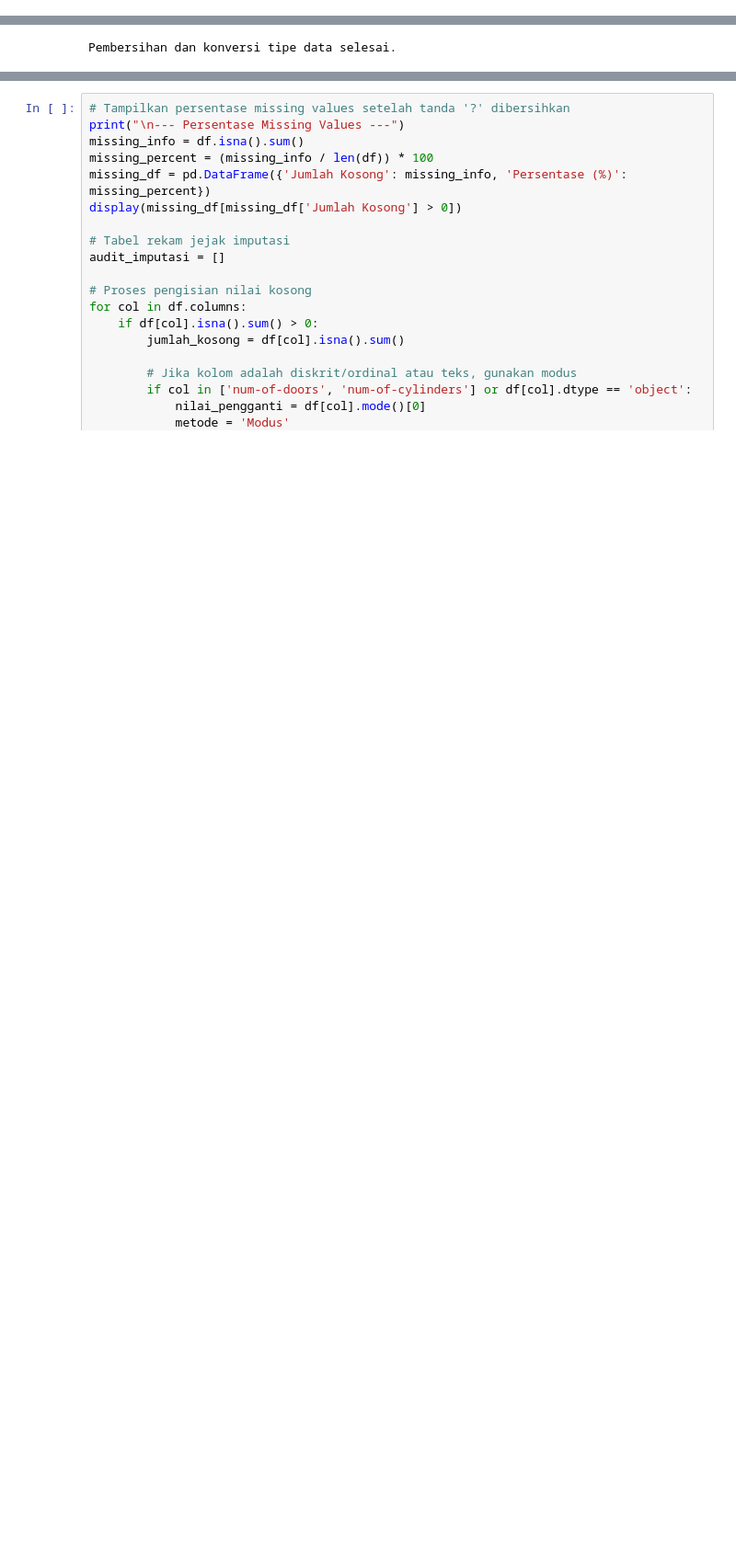
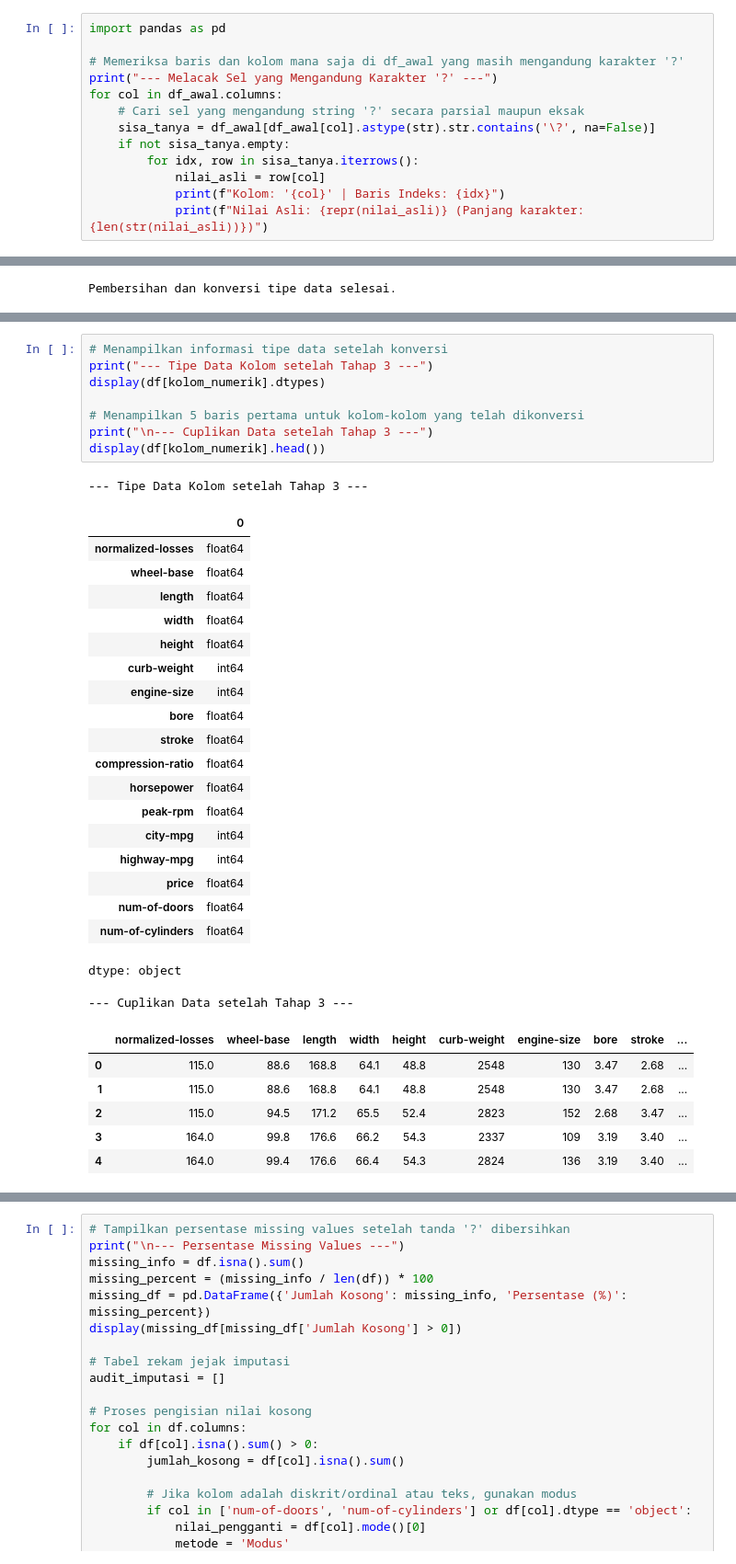
Before and after one commit to hanifsyahrulramadhan424-blip/preprocessing-data-automobile, a Jupyter notebook: HanifSyahrulRamadhan_TugasPreprocessing.ipynb, the cells around one changed output, grey strips where cells are left out. Shown at 92% size. Cells and saved outputs as stored; diff of their text form; blank space fills up the shorter version.

```diff
--- a/HanifSyahrulRamadhan_TugasPreprocessing.ipynb
+++ b/HanifSyahrulRamadhan_TugasPreprocessing.ipynb
@@ -103,3 +108,16 @@ memory usage: 41.8+ KB
 Jumlah baris duplikat: 0
 Jumlah nilai kosong bawaan (NaN): 0
 Jumlah tanda '?': 59
+# %%
+import pandas as pd
+
+# Memeriksa baris dan kolom mana saja di df_awal yang masih mengandung karakter '?'
+print("--- Melacak Sel yang Mengandung Karakter '?' ---")
+for col in df_awal.columns:
+    # Cari sel yang mengandung string '?' secara parsial maupun eksak
+    sisa_tanya = df_awal[df_awal[col].astype(str).str.contains('\?', na=False)]
+    if not sisa_tanya.empty:
+        for idx, row in sisa_tanya.iterrows():
+            nilai_asli = row[col]
+            print(f"Kolom: '{col}' | Baris Indeks: {idx}")
+            print(f"Nilai Asli: {repr(nilai_asli)} (Panjang karakter: {len(str(nilai_asli))})")
@@ -164,0 +206,36 @@ Data sering kali tidak lengkap. Kita akan mengisi nilai-nilai kosong tersebut de
+# %%
+# Menampilkan informasi tipe data setelah konversi
+print("--- Tipe Data Kolom setelah Tahap 3 ---")
+display(df[kolom_numerik].dtypes)
+
+# Menampilkan 5 baris pertama untuk kolom-kolom yang telah dikonversi
+print("\n--- Cuplikan Data setelah Tahap 3 ---")
+display(df[kolom_numerik].head())
+# %% [output]
+--- Tipe Data Kolom setelah Tahap 3 ---
+|  | 0 |
+| normalized-losses | float64 |
+| wheel-base | float64 |
+| length | float64 |
+| width | float64 |
+| height | float64 |
+| curb-weight | int64 |
+| engine-size | int64 |
+| bore | float64 |
+| stroke | float64 |
+| compression-ratio | float64 |
+| horsepower | float64 |
+| peak-rpm | float64 |
+| city-mpg | int64 |
+| highway-mpg | int64 |
+| price | float64 |
+| num-of-doors | float64 |
+| num-of-cylinders | float64 |
+dtype: object
+--- Cuplikan Data setelah Tahap 3 ---
+|  | normalized-losses | wheel-base | length | width | height | curb-weight | engine-size | bore | stroke | ... |
+| 0 | 115.0 | 88.6 | 168.8 | 64.1 | 48.8 | 2548 | 130 | 3.47 | 2.68 | ... |
+| 1 | 115.0 | 88.6 | 168.8 | 64.1 | 48.8 | 2548 | 130 | 3.47 | 2.68 | ... |
+| 2 | 115.0 | 94.5 | 171.2 | 65.5 | 52.4 | 2823 | 152 | 2.68 | 3.47 | ... |
+| 3 | 164.0 | 99.8 | 176.6 | 66.2 | 54.3 | 2337 | 109 | 3.19 | 3.40 | ... |
+| 4 | 164.0 | 99.4 | 176.6 | 66.4 | 54.3 | 2824 | 136 | 3.19 | 3.40 | ... |
```
Also changed, not shown: parts of 13 cells of this notebook.
